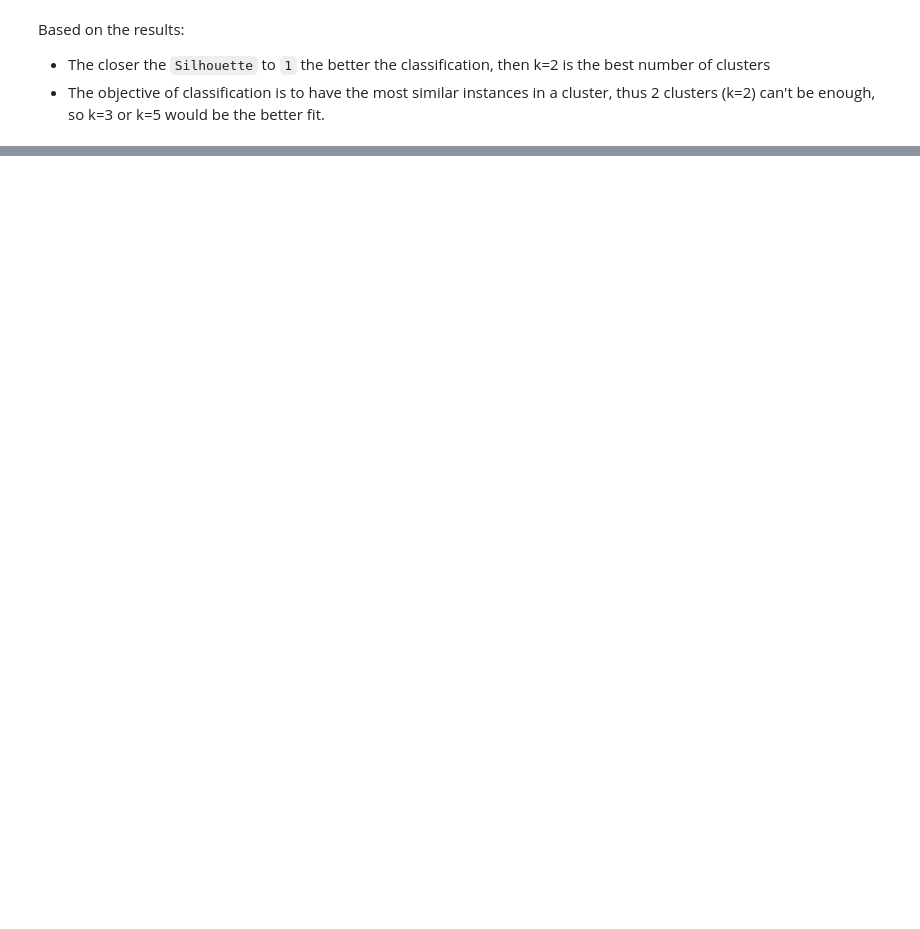
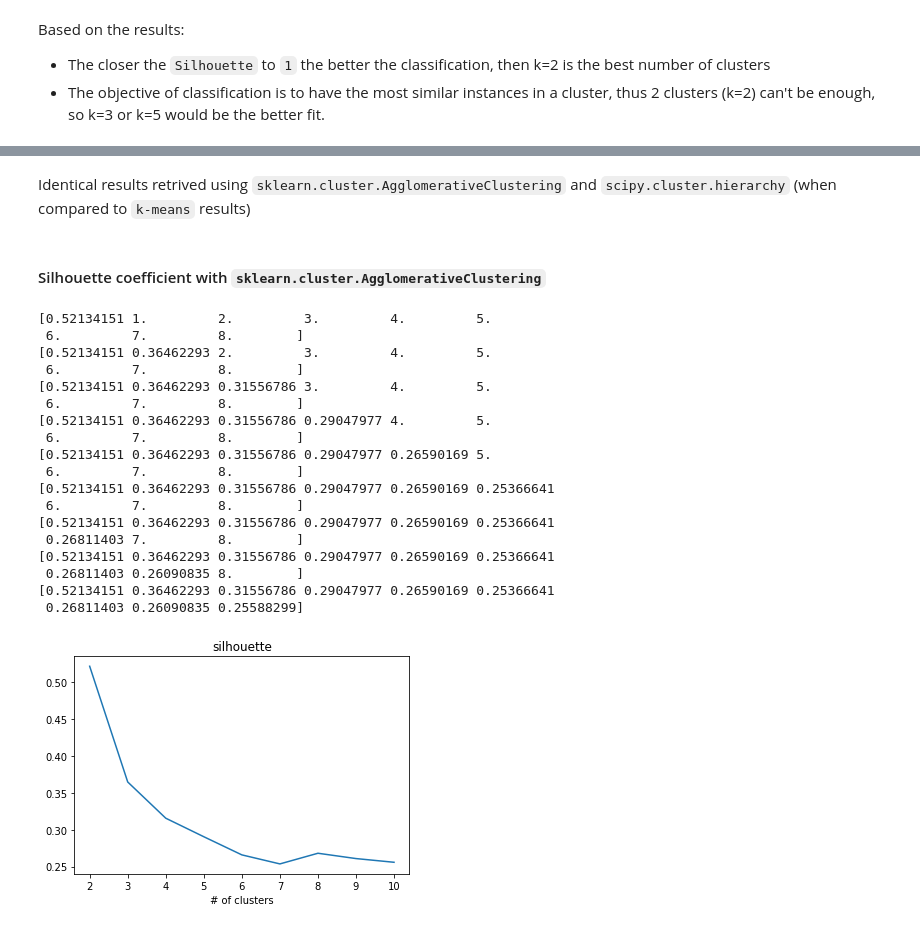
Before and after one commit to AyariAhmed/Data-mining-labs, a Jupyter notebook: TP4-data-mining.ipynb, the cells around one changed output, grey strips where cells are left out. Saved outputs shown, nothing was run; the diff lists cells and outputs as text; code cells hidden in the pictures; blank space fills up the shorter version.

```diff
--- a/TP4-data-mining.ipynb
+++ b/TP4-data-mining.ipynb
@@ -104,0 +169,7 @@ Based on the results:
+# %%
+from sklearn.cluster import AgglomerativeClustering
+np.random.seed(0)
+agg_c = AgglomerativeClustering(n_clusters=4)
+agg_c.fit(fromage)
+idk_ = np.argsort(agg_c.labels_)
+print(pd.DataFrame(fromage.index[idk_],agg_c.labels_[idk_]))
@@ -104,0 +212,37 @@ Based on the results:
+# %% [markdown]
+Identical results retrived using `sklearn.cluster.AgglomerativeClustering` and `scipy.cluster.hierarchy` (when compared to `k-means` results)
+# %% [markdown]
+#### Silhouette coefficient with `sklearn.cluster.AgglomerativeClustering`
+# %%
+from sklearn import metrics
+res=np.arange(9, dtype="double")
+for k in np.arange(9):
+  agg=AgglomerativeClustering(n_clusters= k + 2)
+  agg.fit(fromage)
+  res[k]=metrics.silhouette_score(fromage,agg.labels_)
+  print(res)
+import matplotlib.pyplot as plt
+plt.title("silhouette")
+plt.xlabel("# of clusters")
+plt.plot(np.arange(2,11,1),(res))
+plt.show()
+# %% [output]
+[0.52134151 1.         2.         3.         4.         5.
+ 6.         7.         8.        ]
+[0.52134151 0.36462293 2.         3.         4.         5.
+ 6.         7.         8.        ]
+[0.52134151 0.36462293 0.31556786 3.         4.         5.
+ 6.         7.         8.        ]
+[0.52134151 0.36462293 0.31556786 0.29047977 4.         5.
+ 6.         7.         8.        ]
+[0.52134151 0.36462293 0.31556786 0.29047977 0.26590169 5.
+ 6.         7.         8.        ]
+[0.52134151 0.36462293 0.31556786 0.29047977 0.26590169 0.25366641
+ 6.         7.         8.        ]
+[0.52134151 0.36462293 0.31556786 0.29047977 0.26590169 0.25366641
+ 0.26811403 7.         8.        ]
+[0.52134151 0.36462293 0.31556786 0.29047977 0.26590169 0.25366641
+ 0.26811403 0.26090835 8.        ]
+[0.52134151 0.36462293 0.31556786 0.29047977 0.26590169 0.25366641
+ 0.26811403 0.26090835 0.25588299]
+[figure, added]
```
Also changed, not shown: parts of 15 cells of this notebook, 1 other file.
